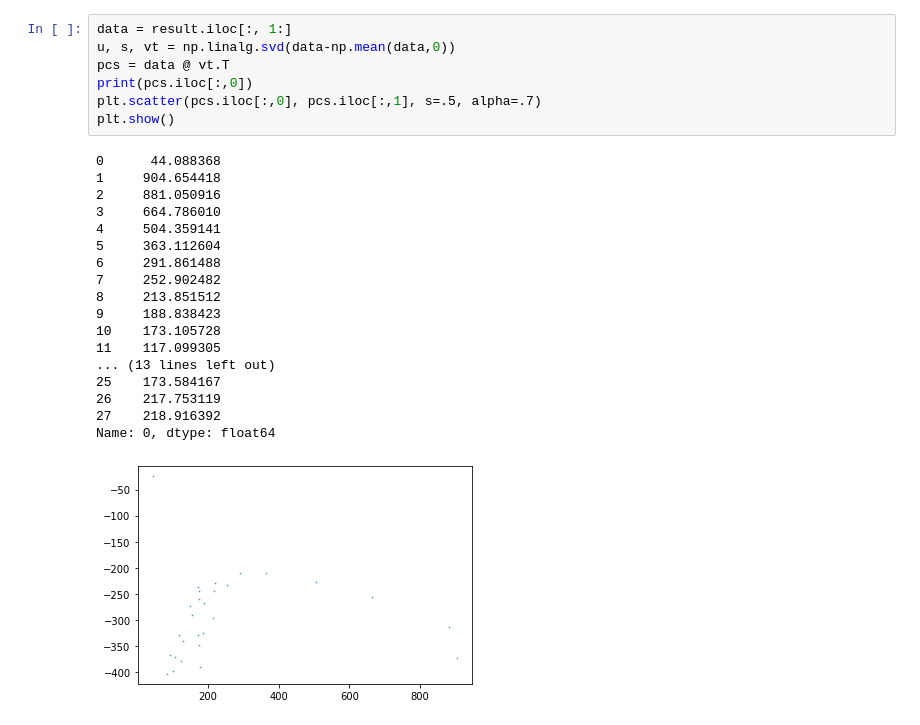
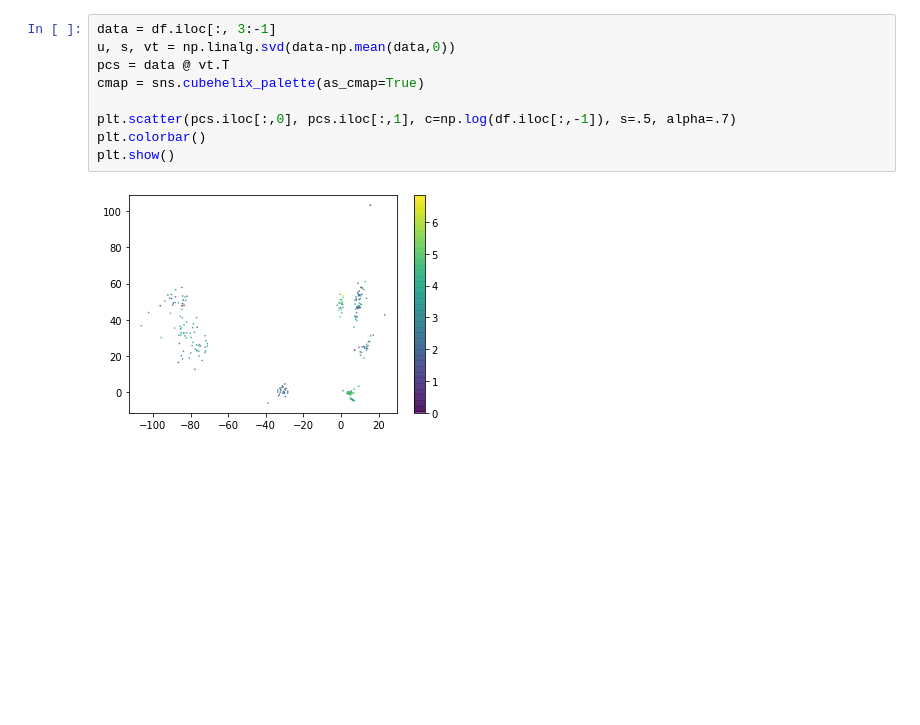
Before and after one commit to JumjieYang/COVID19-ML, a Jupyter notebook: visualize.ipynb, the cells around one changed output. Cells and saved outputs as stored; diff of their text form; blank space fills up the shorter version.

Commit message:
visualize

```diff
--- a/visualize.ipynb
+++ b/visualize.ipynb
@@ -39,28 +40,13 @@ for region in regions:
 [figure]
 ... (4 outputs left out)
 # %%
-data = result.iloc[:, 1:]
+data = df.iloc[:, 3:-1]
 u, s, vt = np.linalg.svd(data-np.mean(data,0))
 pcs = data @ vt.T
-print(pcs.iloc[:,0])
-plt.scatter(pcs.iloc[:,0], pcs.iloc[:,1], s=.5, alpha=.7)
+cmap = sns.cubehelix_palette(as_cmap=True)
+
+plt.scatter(pcs.iloc[:,0], pcs.iloc[:,1], c=np.log(df.iloc[:,-1]), s=.5, alpha=.7)
+plt.colorbar()
 plt.show()
 # %% [output]
-0      44.088368
-1     904.654418
-2     881.050916
-3     664.786010
-4     504.359141
-5     363.112604
-6     291.861488
-7     252.902482
-8     213.851512
-9     188.838423
-10    173.105728
-11    117.099305
-... (13 lines left out)
-25    173.584167
-26    217.753119
-27    218.916392
-Name: 0, dtype: float64
-[figure, old version]
+[figure, new version]
```
Also changed, not shown: parts of 2 cells of this notebook.
